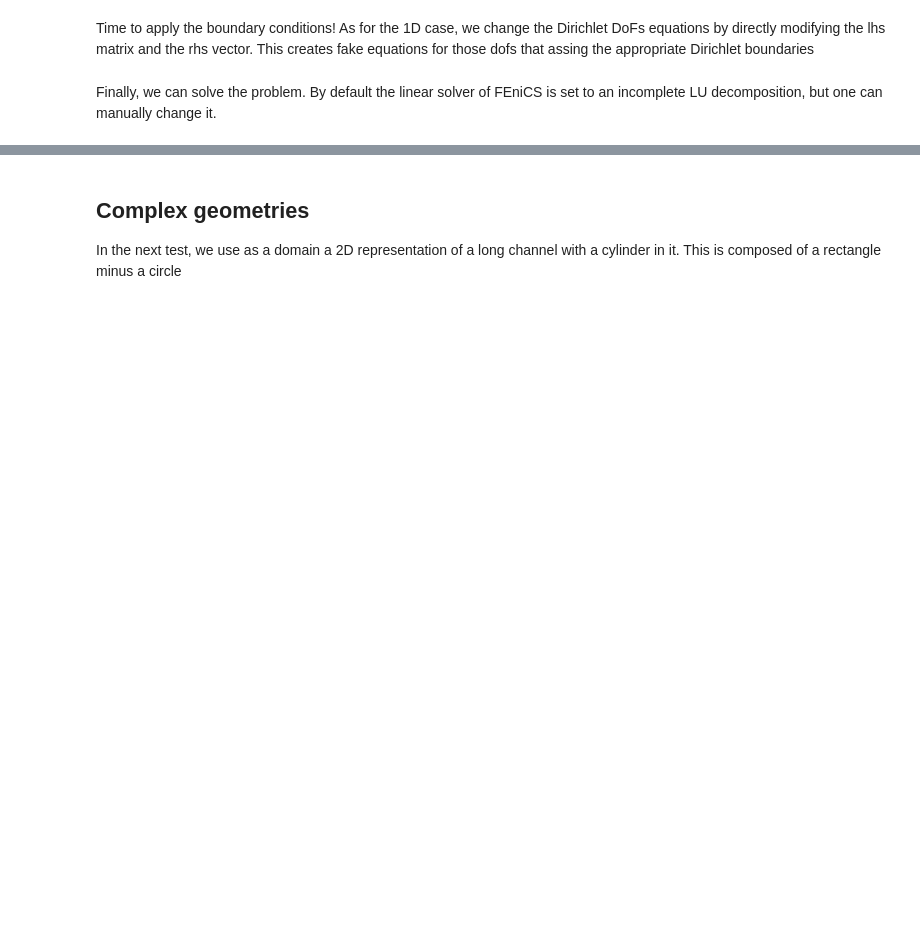
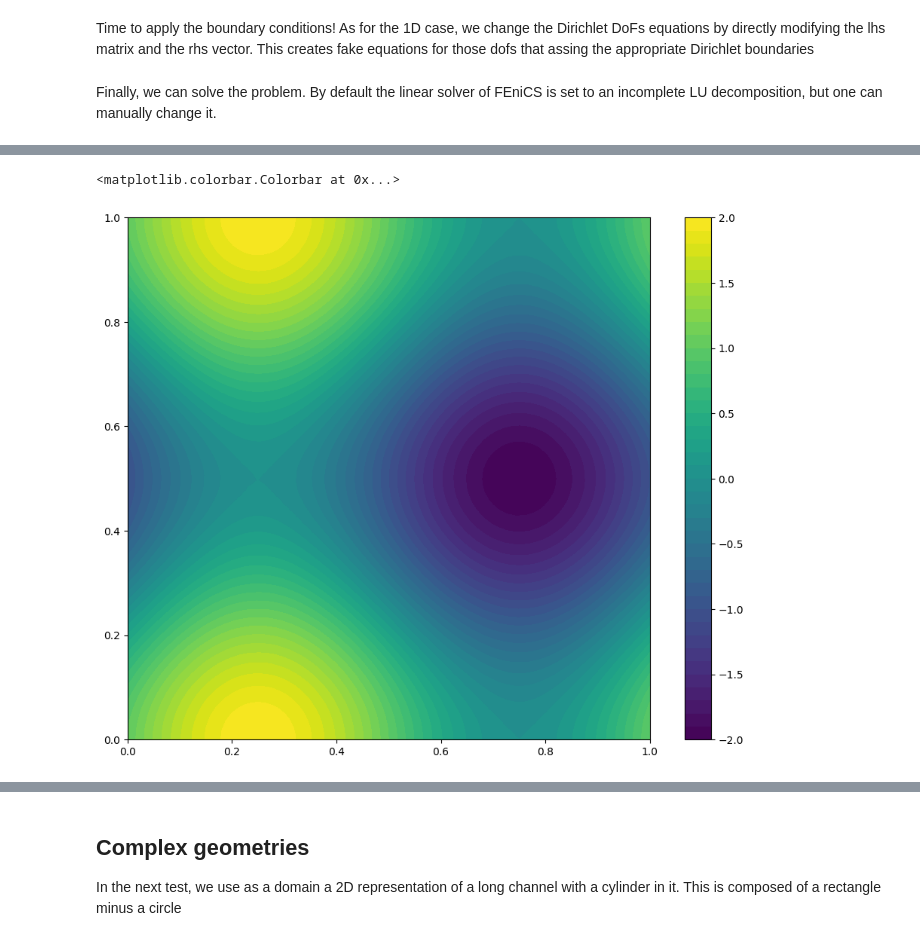
Before and after one commit to lordPachy/acsai, a Jupyter notebook: Scientific Computing/Theory/04_FEM_with_FEniCS.ipynb, the cells around one changed output, grey strips where cells are left out. Saved outputs shown, nothing was run; the diff lists cells and outputs as text; code cells hidden in the pictures; blank space fills up the shorter version.

```diff
--- a/Scientific Computing/Theory/04_FEM_with_FEniCS.ipynb
+++ b/Scientific Computing/Theory/04_FEM_with_FEniCS.ipynb
@@ -141,0 +202,19 @@ f = Expression('exp(-10.0*(pow(x[0]-0.75,2) + pow(x[1] - 0.75,2)))',degree = 2)
+# %%
+## Boundaries
+left = 'near(x[0],0)'
+right = 'near(x[0],1)'
+bottom = 'near(x[1],0)'
+top = 'near(x[1],1)'
+
+# We define the boundary conditions, we need the functional space, the value and where we want to put them to zero (the three sides of interest)
+bc_left = DirichletBC(V, Expression('cos(2*pi*x[1])', degree=2), left)
+bc_right = DirichletBC(V, Expression('cos(2*pi*x[1])', degree=2), right)
+bc_bottom = DirichletBC(V, Expression('1+sin(2*pi*x[0])', degree=2), bottom)
+bc_top = DirichletBC(V, Expression('1+sin(2*pi*x[0])', degree=2), top)
+
+bcs = [bc_left, bc_right, bc_bottom, bc_top]
+
+# For homogeneous Neumann bcs we do not need to do anything
+
+# Constant function that can be used by FEniCS to be integrated
+f = Expression('4*pi*pi*(sin(2*pi*x[0]) + cos(2*pi*x[1]))', degree=2) # This is the right hand side of the equation (also Expression could be used here)
@@ -141,0 +228,6 @@ f = Expression('exp(-10.0*(pow(x[0]-0.75,2) + pow(x[1] - 0.75,2)))',degree = 2)
+# %%
+LHS = assemble(lhs)
+RHS = assemble(rhs)
+
+print(type(LHS))
+print(type(RHS))
@@ -141,0 +295,16 @@ f = Expression('exp(-10.0*(pow(x[0]-0.75,2) + pow(x[1] - 0.75,2)))',degree = 2)
+# %%
+# Third type of functions after TrialFunction, TestFunction
+
+# Function(V) is a simple FEM function: it stores the coefficients of the basis functions and it reference to all the functional space structures for complicated steps
+u_sol = Function(V)
+
+# We solve the linear system LHS*u=RHS -> syntax follows this order
+# Careful that here the solution of a linear system is not a Function, but a vector, so we have to assign it to the vector of u_sol
+solve(LHS, u_sol.vector(), RHS)
+
+# Finally we plot our solution
+pp=plot(u_sol)
+plt.colorbar(pp)
+# %% [output]
+<matplotlib.colorbar.Colorbar at 0x...>
+[figure, added]
```
Also changed, not shown: parts of 28 cells of this notebook, 4 other files.
